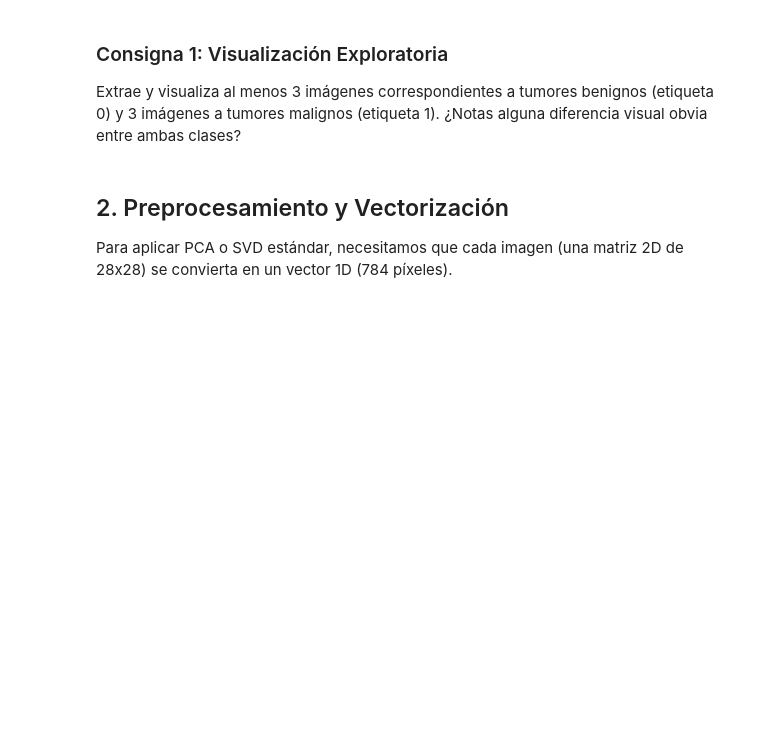
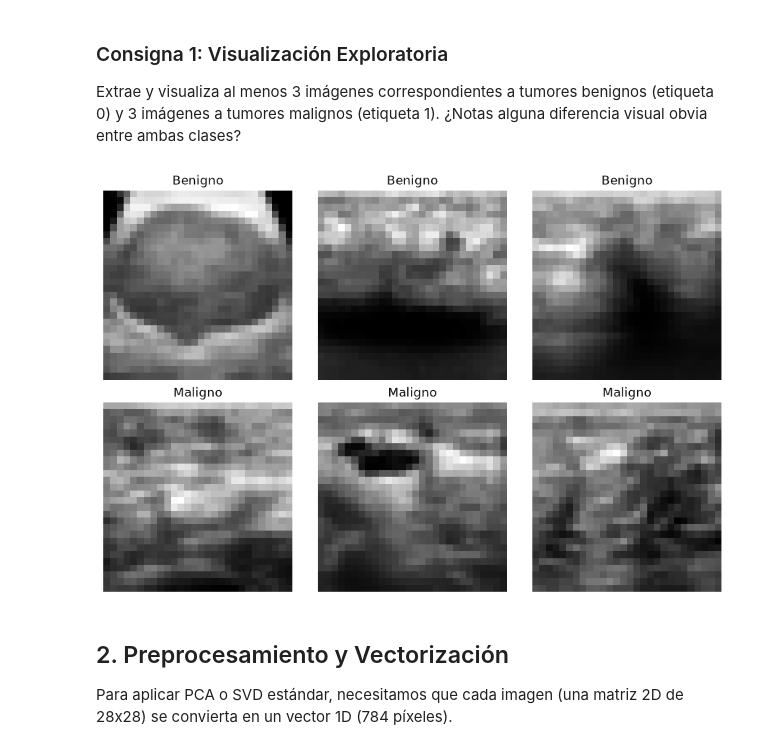
Before and after one commit to Rub3nL0pez/ML1-2026.2_rubenlopez, a Jupyter notebook: TP_3/TP3_Consigna.ipynb, the cells around one changed output. Cells and saved outputs as stored; diff of their text form; code cells hidden in the pictures; blank space fills up the shorter version.

Commit message:
feat: add TP3 Jupyter notebook for breast cancer image classification

```diff
--- a/TP_3/TP3_Consigna.ipynb
+++ b/TP_3/TP3_Consigna.ipynb
@@ -42,3 +44,27 @@ Extrae y visualiza al menos 3 imágenes correspondientes a tumores benignos (eti
+# %%
+#creamos dos variables para luego visualizar
+from matplotlib import layout_engine
+imagenes_benignos = np.where(y_train == 0)[0][:3]
+imagenes_malignos = np.where(y_train == 1)[0][:3]
+
+#recorremos los vectores para visualizar las imagenes
+fig, axes = plt.subplots(2, 3, figsize=(9, 6))
+
+for i in range(3):
+    axes[0, i].imshow(X_train[imagenes_benignos[i]], cmap="gray")
+    axes[0, i].set_title("Benigno")
+    axes[0, i].axis("off")
+
+    axes[1, i].imshow(X_train[imagenes_malignos[i]], cmap="gray")
+    axes[1, i].set_title("Maligno")
+    axes[1, i].axis("off")
+
+plt.tight_layout()
+plt.show()
+
+##No se logran identificar las diferencias entre las imagenes visualizadas
+# %% [output]
+[figure, added]
 # %% [markdown]
 ## 2. Preprocesamiento y Vectorización
 Para aplicar PCA o SVD estándar, necesitamos que cada imagen (una matriz 2D de 28x28) se convierta en un vector 1D (784 píxeles).
```
Also changed, not shown: parts of 11 cells of this notebook.
